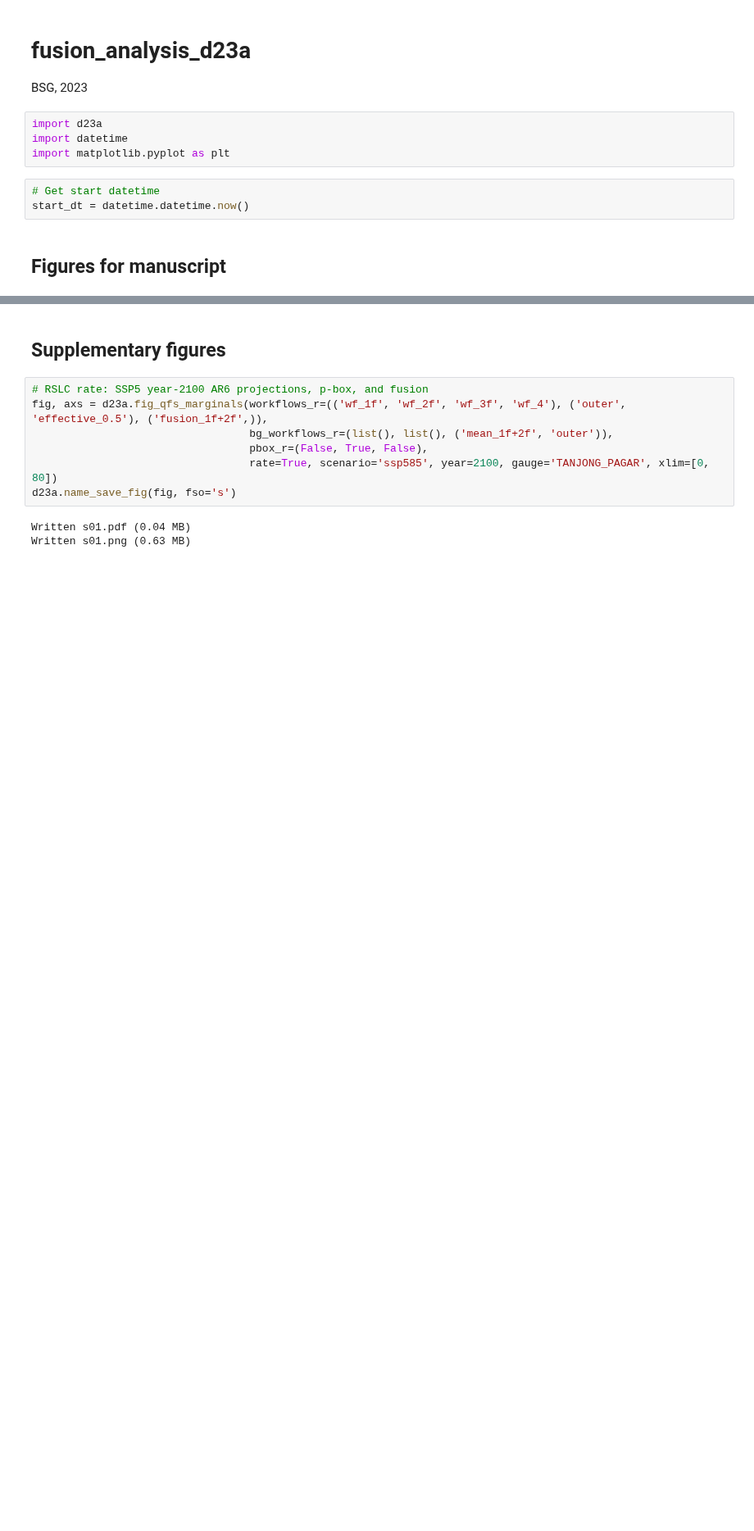
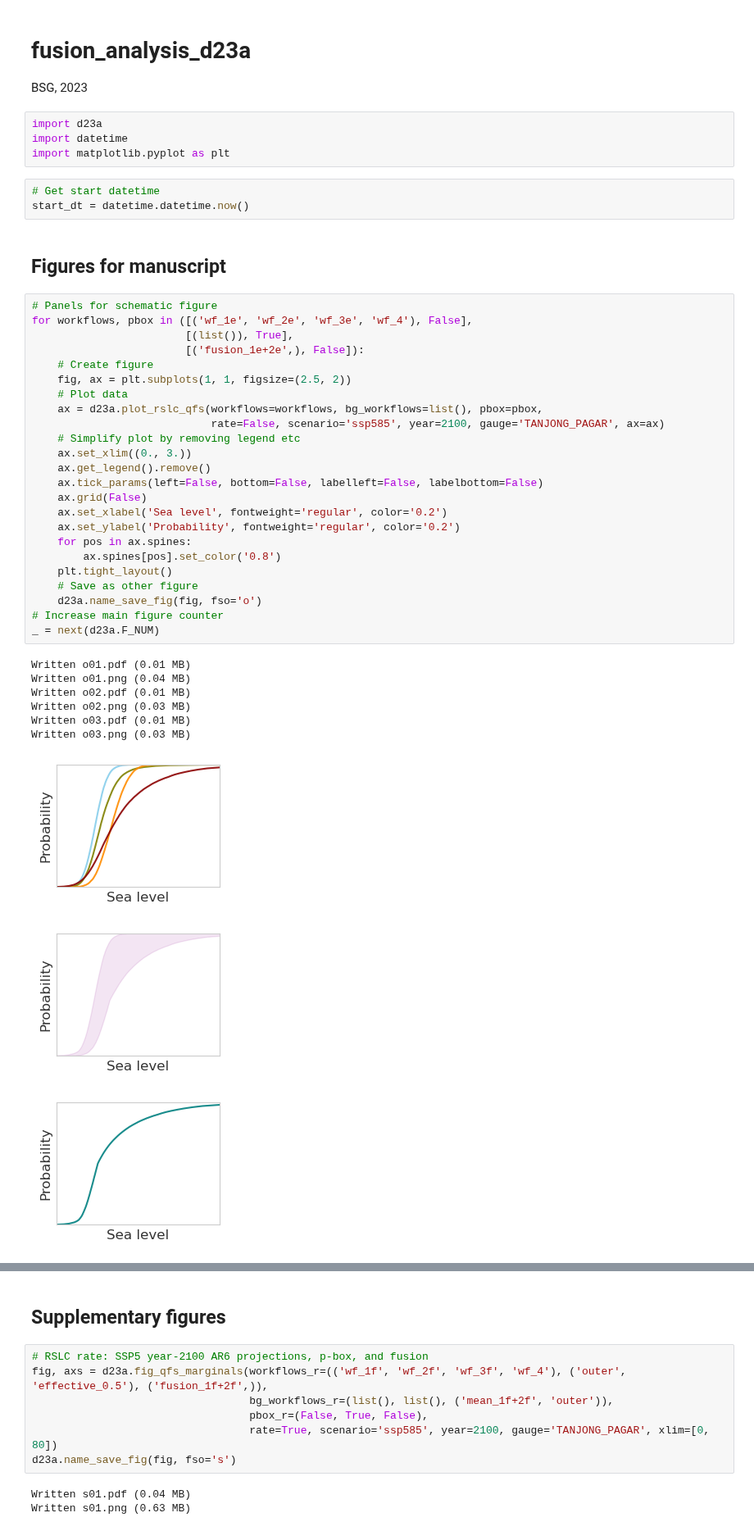
Before and after one commit to grandey/d23a-fusion, a Jupyter notebook: fusion_analysis_d23a.ipynb, the cells around one changed output, grey strips where cells are left out. Shown at 82% size. Saved outputs shown, nothing was run; the diff lists cells and outputs as text; blank space fills up the shorter version.

Commit message:
fusion_analysis_d23a.ipynb: produce panels for new schematic Fig. 1.

```diff
--- a/fusion_analysis_d23a.ipynb
+++ b/fusion_analysis_d23a.ipynb
@@ -10,6 +10,40 @@ import matplotlib.pyplot as plt
 start_dt = datetime.datetime.now()
 # %% [markdown]
 ## Figures for manuscript
+# %%
+# Panels for schematic figure
+for workflows, pbox in ([('wf_1e', 'wf_2e', 'wf_3e', 'wf_4'), False],
+                        [(list()), True],
+                        [('fusion_1e+2e',), False]):
+    # Create figure
+    fig, ax = plt.subplots(1, 1, figsize=(2.5, 2))
+    # Plot data
+    ax = d23a.plot_rslc_qfs(workflows=workflows, bg_workflows=list(), pbox=pbox,
+                            rate=False, scenario='ssp585', year=2100, gauge='TANJONG_PAGAR', ax=ax)
+    # Simplify plot by removing legend etc
+    ax.set_xlim((0., 3.))
+    ax.get_legend().remove()
+    ax.tick_params(left=False, bottom=False, labelleft=False, labelbottom=False)
+    ax.grid(False)
+    ax.set_xlabel('Sea level', fontweight='regular', color='0.2')
+    ax.set_ylabel('Probability', fontweight='regular', color='0.2')
+    for pos in ax.spines:
+        ax.spines[pos].set_color('0.8')
+    plt.tight_layout()
+    # Save as other figure
+    d23a.name_save_fig(fig, fso='o')
+# Increase main figure counter
+_ = next(d23a.F_NUM)
+# %% [output]
+Written o01.pdf (0.01 MB)
+Written o01.png (0.04 MB)
+Written o02.pdf (0.01 MB)
+Written o02.png (0.03 MB)
+Written o03.pdf (0.01 MB)
+Written o03.png (0.03 MB)
+[figure, added]
+[figure, added]
+[figure, added]
 # %%
 # SSP5 year-2100 AR6 projections, p-box, and fusion
 fig, axs = d23a.fig_qfs_marginals(workflows_r=(('wf_1e', 'wf_2e', 'wf_3e', 'wf_4'), ('outer', 'effective_0.5'), ('fusion_1e+2e',)),
```
Also changed, not shown: parts of 6 cells of this notebook, 9 other files.
